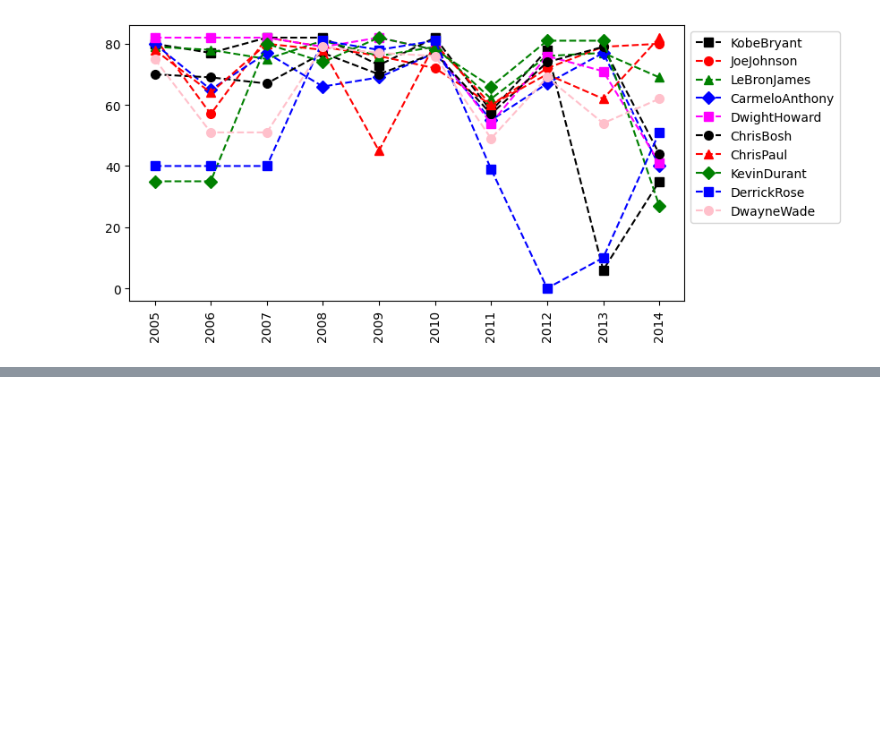
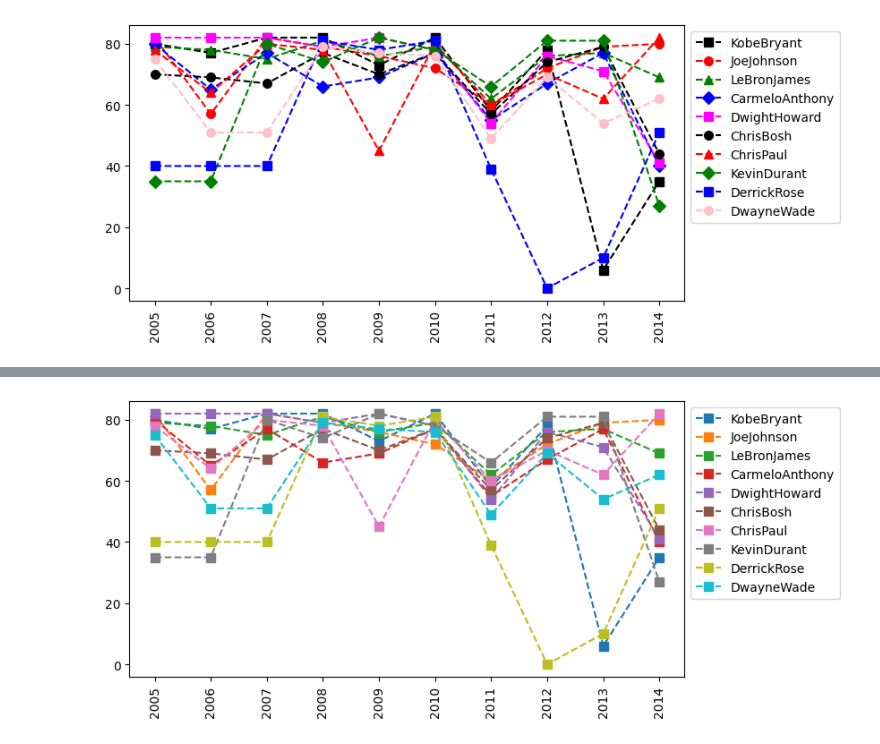
Before and after one commit to supershao1/PythonA-Z, a Jupyter notebook: NBA_2012.ipynb, the cells around one changed output, grey strips where cells are left out. Cells and saved outputs as stored; diff of their text form; code cells hidden in the pictures; blank space fills up the shorter version.

```diff
--- a/NBA_2012.ipynb
+++ b/NBA_2012.ipynb
@@ -374,0 +401,4 @@ plt.show()
+# %%
+myplot(Players)
+# %% [output]
+[figure, added]
```
Also changed, not shown: parts of 11 cells of this notebook.
